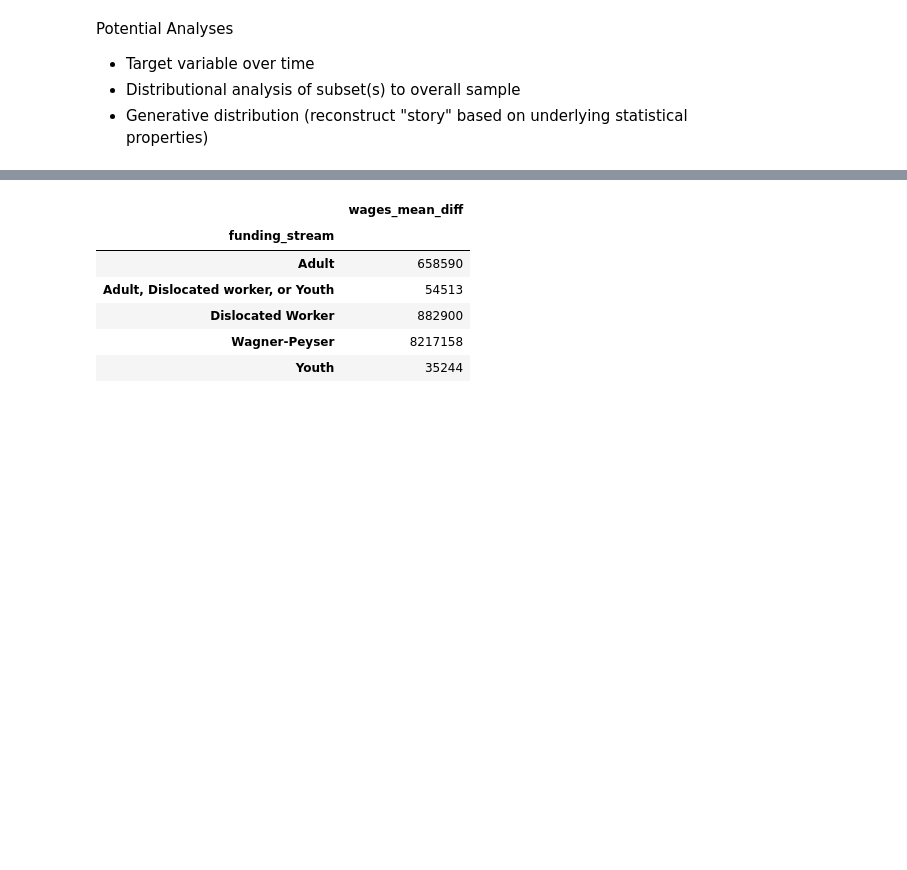
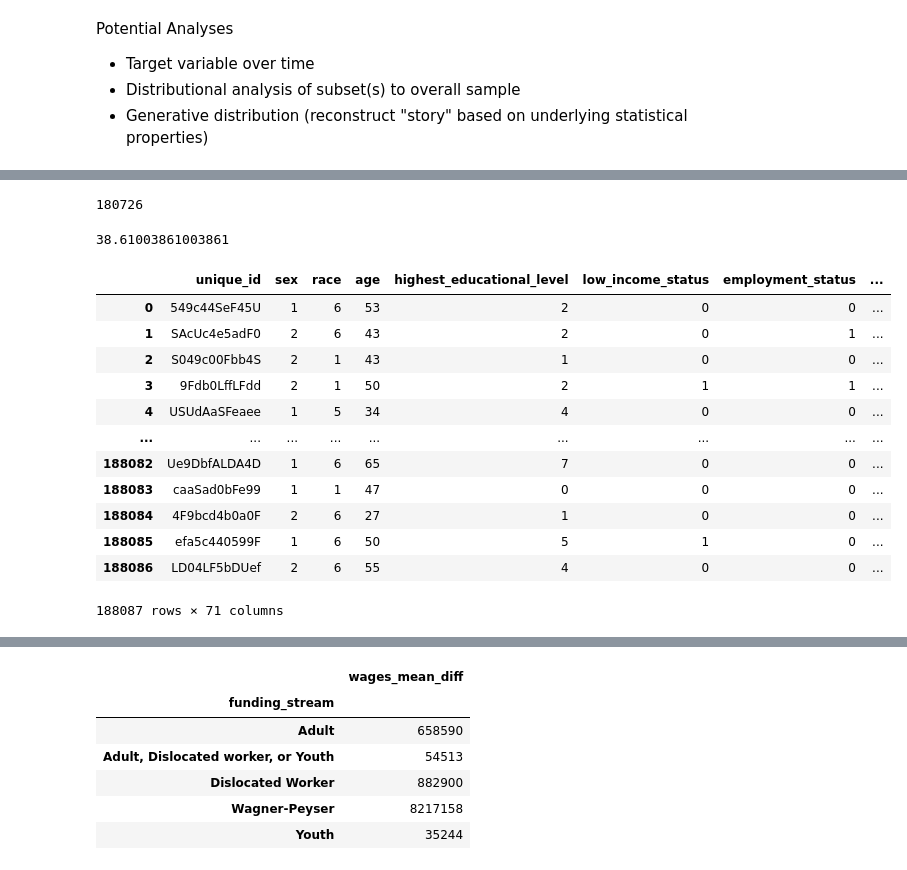
Before and after one commit to jcanedy/retrainability-index, a Jupyter notebook: notebooks/analyze_index_data.ipynb, the cells around one changed output, grey strips where cells are left out. Cells and saved outputs as stored; diff of their text form; code cells hidden in the pictures; blank space fills up the shorter version.

```diff
--- a/notebooks/analyze_index_data.ipynb
+++ b/notebooks/analyze_index_data.ipynb
@@ -16,0 +54,4 @@ from scipy import stats
+# %%
+lf_index = pl.scan_parquet("../data/processed/retrainability_index/retrainability_index.parquet")
+# %%
+df_index = lf_index.collect()
@@ -16,0 +181,4 @@ from scipy import stats
+# %%
+df_index["unique_id"].n_unique()
+# %% [output]
+180726
@@ -17,3 +190,25 @@ from scipy import stats
+# %%
+urban_threshold_per_sqkm
+# %% [output]
+38.61003861003861
+# %%
+df_index = df_index.to_pandas()
+# %%
+df_index
+# %% [output]
+|  | unique_id | sex | race | age | highest_educational_level | low_income_status | employment_status | ... |
+| 0 | 549c44SeF45U | 1 | 6 | 53 | 2 | 0 | 0 | ... |
+| 1 | SAcUc4e5adF0 | 2 | 6 | 43 | 2 | 0 | 1 | ... |
+| 2 | S049c00Fbb4S | 2 | 1 | 43 | 1 | 0 | 0 | ... |
+| 3 | 9Fdb0LffLFdd | 2 | 1 | 50 | 2 | 1 | 1 | ... |
+| 4 | USUdAaSFeaee | 1 | 5 | 34 | 4 | 0 | 0 | ... |
+| ... | ... | ... | ... | ... | ... | ... | ... | ... |
+| 188082 | Ue9DbfALDA4D | 1 | 6 | 65 | 7 | 0 | 0 | ... |
+| 188083 | caaSad0bFe99 | 1 | 1 | 47 | 0 | 0 | 0 | ... |
+| 188084 | 4F9bcd4b0a0F | 2 | 6 | 27 | 1 | 0 | 0 | ... |
+| 188085 | efa5c440599F | 1 | 6 | 50 | 5 | 1 | 0 | ... |
+| 188086 | LD04LF5bDUef | 2 | 6 | 55 | 4 | 0 | 0 | ... |
+188087 rows × 71 columns
 # %%
 lf_performance_records = pl.scan_parquet("../data/processed/performance_records/performance_records.parquet")
 # %%
```
Also changed, not shown: parts of 14 cells of this notebook, 11 other files.
